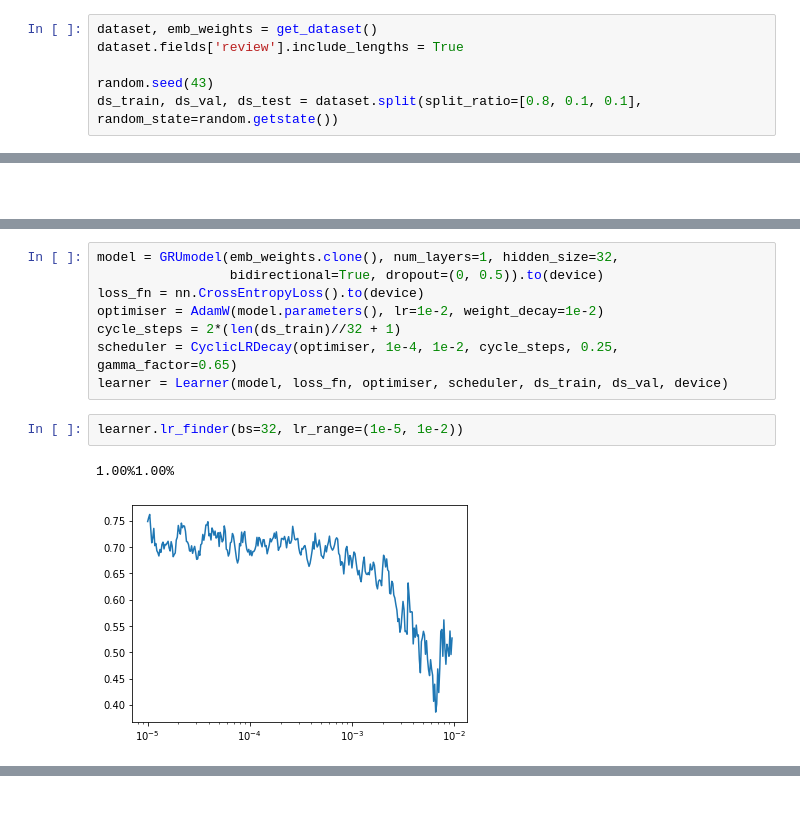
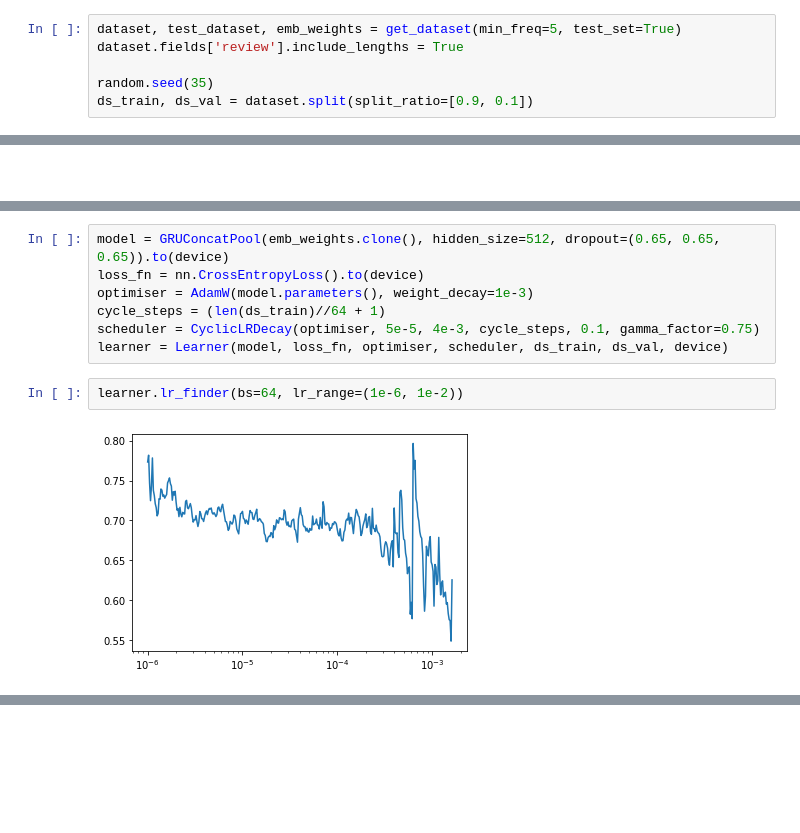
Before and after one commit to PiotrekSkalski/review_sentiment_analysis, a Jupyter notebook: GRU/train_gru_interactive.ipynb, the cells around one changed output, grey strips where cells are left out. Saved outputs shown, nothing was run; the diff lists cells and outputs as text; blank space fills up the shorter version.

Commit message:
Moved to the IMDb dataset

```diff
--- a/GRU/train_gru_interactive.ipynb
+++ b/GRU/train_gru_interactive.ipynb
@@ -25,9 +26,9 @@ import logging
 logging.basicConfig(level=logging.INFO,
                     format='%(asctime)s %(levelname)s : %(message)s', datefmt='%m/%d/%Y %I:%M:%S %p')
 # %%
-dataset, emb_weights = get_dataset()
+dataset, test_dataset, emb_weights = get_dataset(min_freq=5, test_set=True)
 dataset.fields['review'].include_lengths = True
 
-random.seed(43)
-ds_train, ds_val, ds_test = dataset.split(split_ratio=[0.8, 0.1, 0.1], random_state=random.getstate())
+random.seed(35)
+ds_train, ds_val = dataset.split(split_ratio=[0.9, 0.1])
 # %% [output]
@@ -85,14 +102,12 @@ class GRUmodel(nn.Module):
 # %%
-model = GRUmodel(emb_weights.clone(), num_layers=1, hidden_size=32,
-                 bidirectional=True, dropout=(0, 0.5)).to(device)
+model = GRUConcatPool(emb_weights.clone(), hidden_size=512, dropout=(0.65, 0.65, 0.65)).to(device)
 loss_fn = nn.CrossEntropyLoss().to(device)
-optimiser = AdamW(model.parameters(), lr=1e-2, weight_decay=1e-2)
-cycle_steps = 2*(len(ds_train)//32 + 1)
-scheduler = CyclicLRDecay(optimiser, 1e-4, 1e-2, cycle_steps, 0.25, gamma_factor=0.65)
+optimiser = AdamW(model.parameters(), weight_decay=1e-3)
+cycle_steps = (len(ds_train)//64 + 1)
+scheduler = CyclicLRDecay(optimiser, 5e-5, 4e-3, cycle_steps, 0.1, gamma_factor=0.75)
 learner = Learner(model, loss_fn, optimiser, scheduler, ds_train, ds_val, device)
 # %%
-learner.lr_finder(bs=32, lr_range=(1e-5, 1e-2))
+learner.lr_finder(bs=64, lr_range=(1e-6, 1e-2))
 # %% [output]
-1.00%1.00%
-[figure, old version]
+[figure, new version]
 # %%
```
Also changed, not shown: parts of 51 cells of this notebook, 15 other files.
